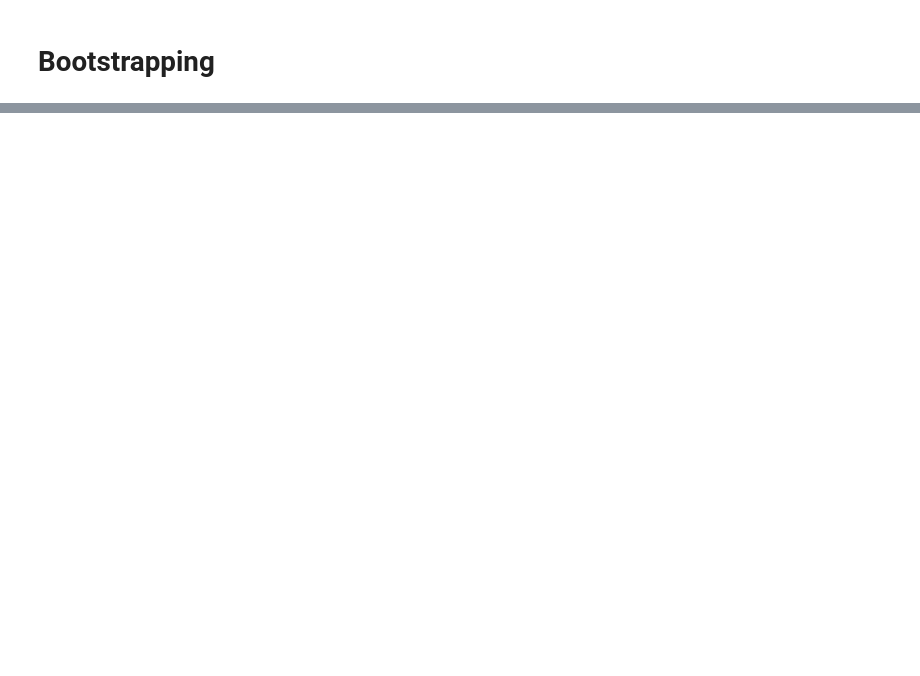
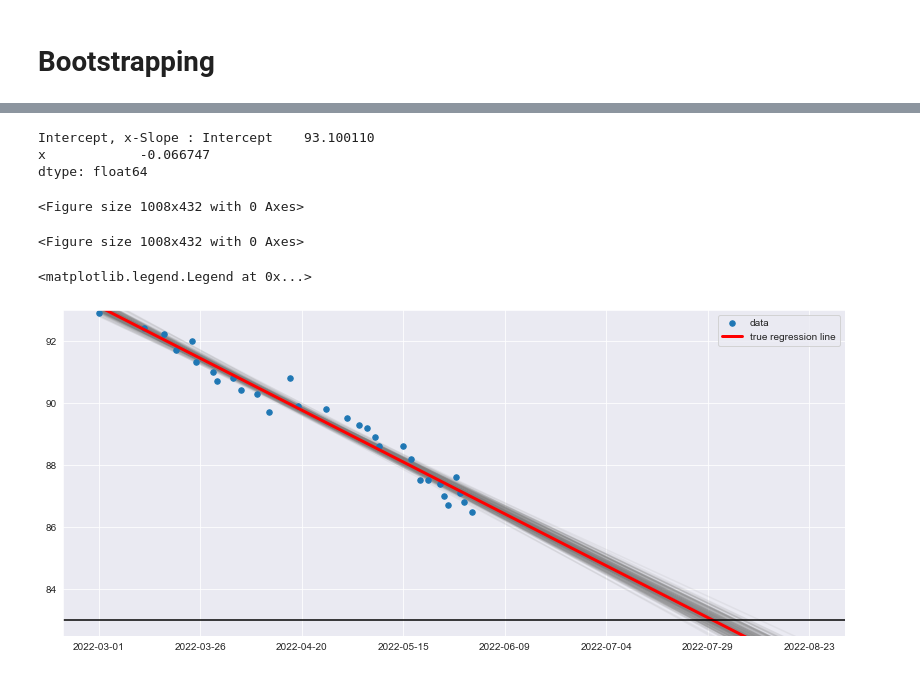
Before and after one commit to raproth/jupyternotebooks, a Jupyter notebook: ProbLinReg/propRegression.ipynb, the cells around one changed output, grey strips where cells are left out. Saved outputs shown, nothing was run; the diff lists cells and outputs as text; code cells hidden in the pictures; blank space fills up the shorter version.

```diff
--- a/ProbLinReg/propRegression.ipynb
+++ b/ProbLinReg/propRegression.ipynb
@@ -211,2 +224,4 @@ ax.tick_params(labelrotation=45)
 # %% [markdown]
 # Bootstrapping
+# %%
+data_df = pd.DataFrame({'x': x, 'y': y})
@@ -212,0 +248,48 @@ ax.tick_params(labelrotation=45)
+# %%
+ols_model = sm.ols(formula = 'y ~ x', data=data_df)
+results = ols_model.fit()
+# coefficients
+print('Intercept, x-Slope : {}'.format(results.params))
+y_pred = ols_model.fit().predict(data_df['x'])
+# %% [output]
+Intercept, x-Slope : Intercept    93.100110
+x            -0.066747
+dtype: float64
+# %%
+plt.clf()
+# resample with replacement each row
+boot_lines = []
+boot_slopes = []
+boot_interc = []
+boot_tlim = []
+n_boots = 1000
+plt.figure()
+for _ in range(n_boots):
+    # sample the rows, same size, with replacement
+    sample_df = data_df.sample(n=n, replace=True)
+    #sample_df = data_df.sample(n=5, replace=False)
+    # fit a linear regression
+    ols_model_temp = sm.ols(formula = 'y ~ x', data=sample_df)
+    results_temp = ols_model_temp.fit()
+
+    # append coefficients
+    boot_interc.append(results_temp.params[0])
+    boot_slopes.append(results_temp.params[1])
+    tlim = (target - results_temp.params[0])/results_temp.params[1]
+    boot_tlim.append(tlim)
+# %% [output]
+<Figure size 1008x432 with 0 Axes>
+<Figure size 1008x432 with 0 Axes>
+# %%
+fig, ax = plt.subplots()
+plt.scatter(x, y, s=30, label='data',zorder=2)
+for a_, b_ in zip(boot_slopes[-200:], boot_interc[-200:]):
+    plt.plot(xext, a_*xext + b_, c='gray', alpha=0.1,zorder=1)
+plt.plot(xext, slopeLR*xext + interceptLR, label='true regression line', lw=3., c='red')
+plt.axhline(83, color = 'black', linestyle = '-')
+ax.xaxis.set_major_formatter(fake_dates)
+ax.set_ylim(82.5,93)
+plt.legend(loc='best')
+# %% [output]
+<matplotlib.legend.Legend at 0x...>
+[figure, added]
```
Also changed, not shown: parts of 13 cells of this notebook.
